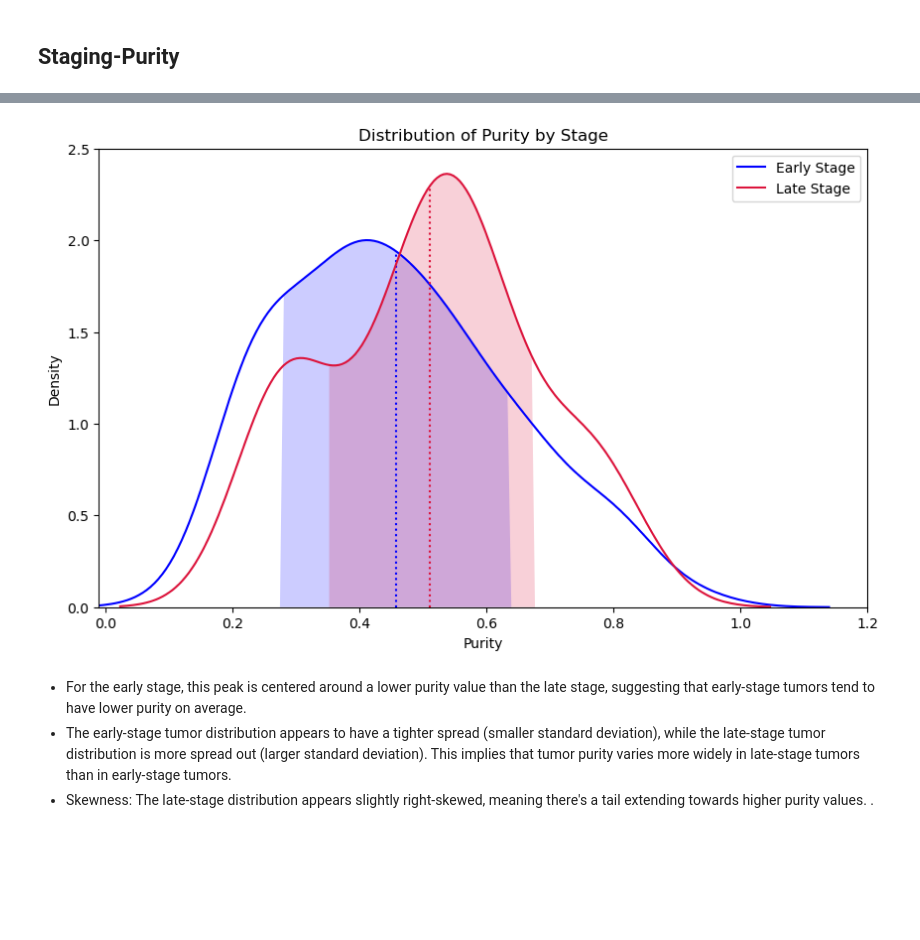
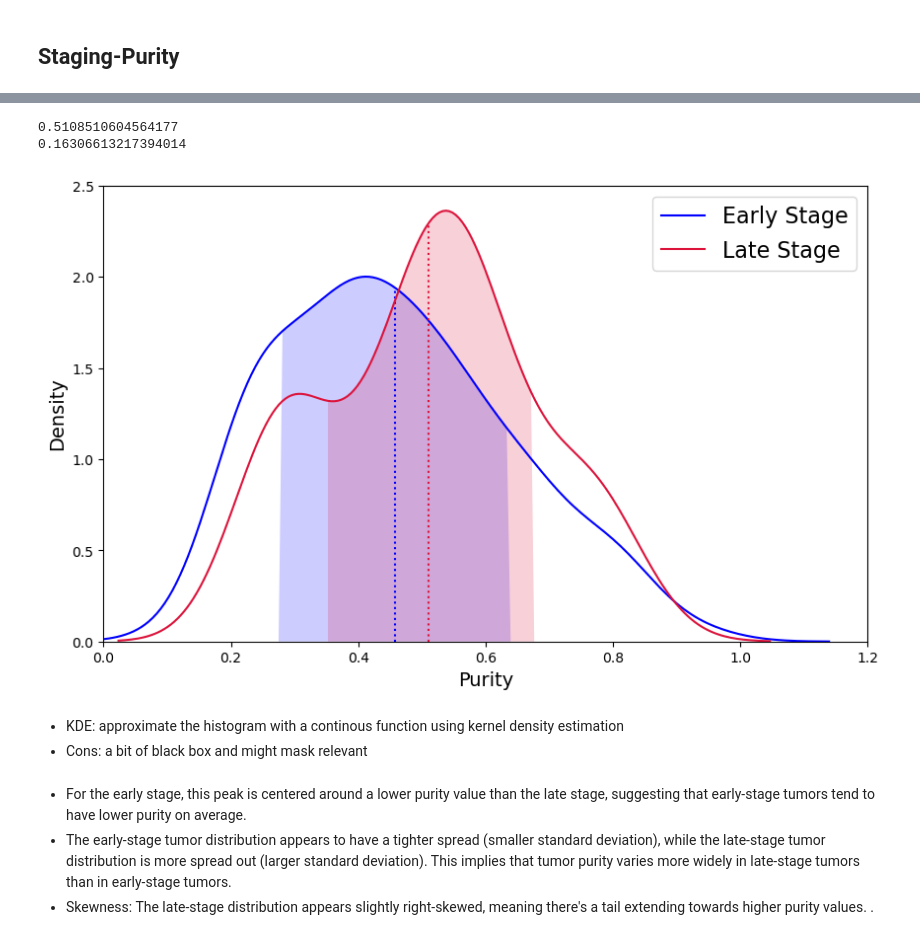
Before and after one commit to chiphan1110/BII-ITH-Viz, a Jupyter notebook: 1-label-eda.ipynb, the cells around one changed output, grey strips where cells are left out. Cells and saved outputs as stored; diff of their text form; code cells hidden in the pictures; blank space fills up the shorter version.

```diff
--- a/1-label-eda.ipynb
+++ b/1-label-eda.ipynb
@@ -206,11 +209,11 @@ Late Stage      49
 # %% [markdown]
 ## Staging-Purity
 # %%
-excel_file_path = r'D:\CHI\2_RESEARCH\Research\DigitalPathology\Code\to-plot\data\label_stats_processed.xlsx'
+excel_file_path = r'D:\CHI\2_RESEARCH\Research\DigitalPathology\Code\to-plot\plots\eda.xlsx'
 
 staging_df = pd.read_excel(excel_file_path, sheet_name='staging labels', index_col=0)
 
-staging_df.head(10)
+staging_df
 # %% [output]
 |  | AJCC_PATHOLOGIC_TUMOR_STAGE_reduced | purity | FRACTION_GENOME_ALTERED |
 | Sample |  |  |  |
@@ -227,4 +232,5 @@ staging_df.head(10)
 # %%
-staging_df.dropna(subset=['purity', 'FRACTION_GENOME_ALTERED','AJCC_PATHOLOGIC_TUMOR_STAGE_reduced' ], inplace=True)
-staging_df
+staging_purity_df = staging_df[['purity', 'AJCC_PATHOLOGIC_TUMOR_STAGE_reduced']]
+staging_purity_df.dropna(subset=['purity', 'AJCC_PATHOLOGIC_TUMOR_STAGE_reduced' ], inplace=True)
+staging_purity_df
 # %% [output]
@@ -248,6 +328,10 @@ df_late_stage = staging_df[staging_df['AJCC_PATHOLOGIC_TUMOR_STAGE_reduced'] ==
+# %%
+print(late_mean)
+print(late_std)
+# %% [output]
+0.5108510604564177
+0.16306613217394014
 # %%
-# Let's combine both plots into a single figure.
-
 plt.figure(figsize=(10, 6))
 
 # Early Stage Plot
@@ -255,40 +339,39 @@ early_stage = staging_df[staging_df['AJCC_PATHOLOGIC_TUMOR_STAGE_reduced'] == 'E
 sns.kdeplot(early_stage, color="blue", fill=False, label='Early Stage')
 early_mean = early_stage.mean()
 early_std = early_stage.std()
-kdeline = plt.gca().lines[0]  # Get the first line in the current axes
+kdeline = plt.gca().lines[0]
 xs = kdeline.get_xdata()
 ys = kdeline.get_ydata()
 middle = early_mean
 sdev = early_std
 left = middle - sdev
 right = middle + sdev
 plt.vlines(middle, 0, np.interp(middle, xs, ys), color='blue', ls=':')
 plt.fill_between(xs, 0, ys, where=(left <= xs) & (xs <= right), interpolate=True, facecolor='blue', alpha=0.2)
 
 # Late Stage Plot
 late_stage = staging_df[staging_df['AJCC_PATHOLOGIC_TUMOR_STAGE_reduced'] == 'Late Stage']['purity']
 sns.kdeplot(late_stage, color="crimson", fill=False, label='Late Stage')
 late_mean = late_stage.mean()
 late_std = late_stage.std()
 kdeline2 = plt.gca().lines[1]
 xs2 = kdeline2.get_xdata()
 ys2 = kdeline2.get_ydata()
 middle2 = late_mean
 sdev2 = late_std
 left2 = middle2 - sdev2
 right2 = middle2 + sdev2
 plt.vlines(middle2, 0, np.interp(middle2, xs2, ys2), color='crimson', ls=':')
 plt.fill_between(xs2, 0, ys2, where=(left2 <= xs2) & (xs2 <= right2), interpolate=True, facecolor='crimson', alpha=0.2)
 
 
-plt.xlim(-0.01, 1.2)
+plt.xlim(0, 1.2)
 plt.ylim(0, 2.5)
-
-plt.title('Distribution of Purity by Stage')
-plt.xlabel('Purity')
-plt.ylabel('Density')
-plt.legend()
-
+# plt.title('Distribution of Purity by Stage')
+plt.xlabel('Purity', fontsize=14)
+plt.ylabel('Density', fontsize=14)
+plt.legend(fontsize=16)
+plt.savefig(r'D:\CHI\2_RESEARCH\Research\DigitalPathology\Code\to-plot\plots\correlation\stage_purity.png', dpi = 600)
 plt.show()
 # %% [output]
-[figure, old version]
+[figure, new version]
@@ -298,3 +378,6 @@ late_stage.to_csv('purity_late_stage.csv')
+# %% [markdown]
+- KDE: approximate the histogram with a continous function using kernel density estimation
+- Cons: a bit of black box and might mask relevant
 # %% [markdown]
 - For the early stage, this peak is centered around a lower purity value than the late stage, suggesting that early-stage tumors tend to have lower purity on average.
 - The early-stage tumor distribution appears to have a tighter spread (smaller standard deviation), while the late-stage tumor distribution is more spread out (larger standard deviation). This implies that tumor purity varies more widely in late-stage tumors than in early-stage tumors.
```
Also changed, not shown: parts of 80 cells of this notebook, 43 other files.
